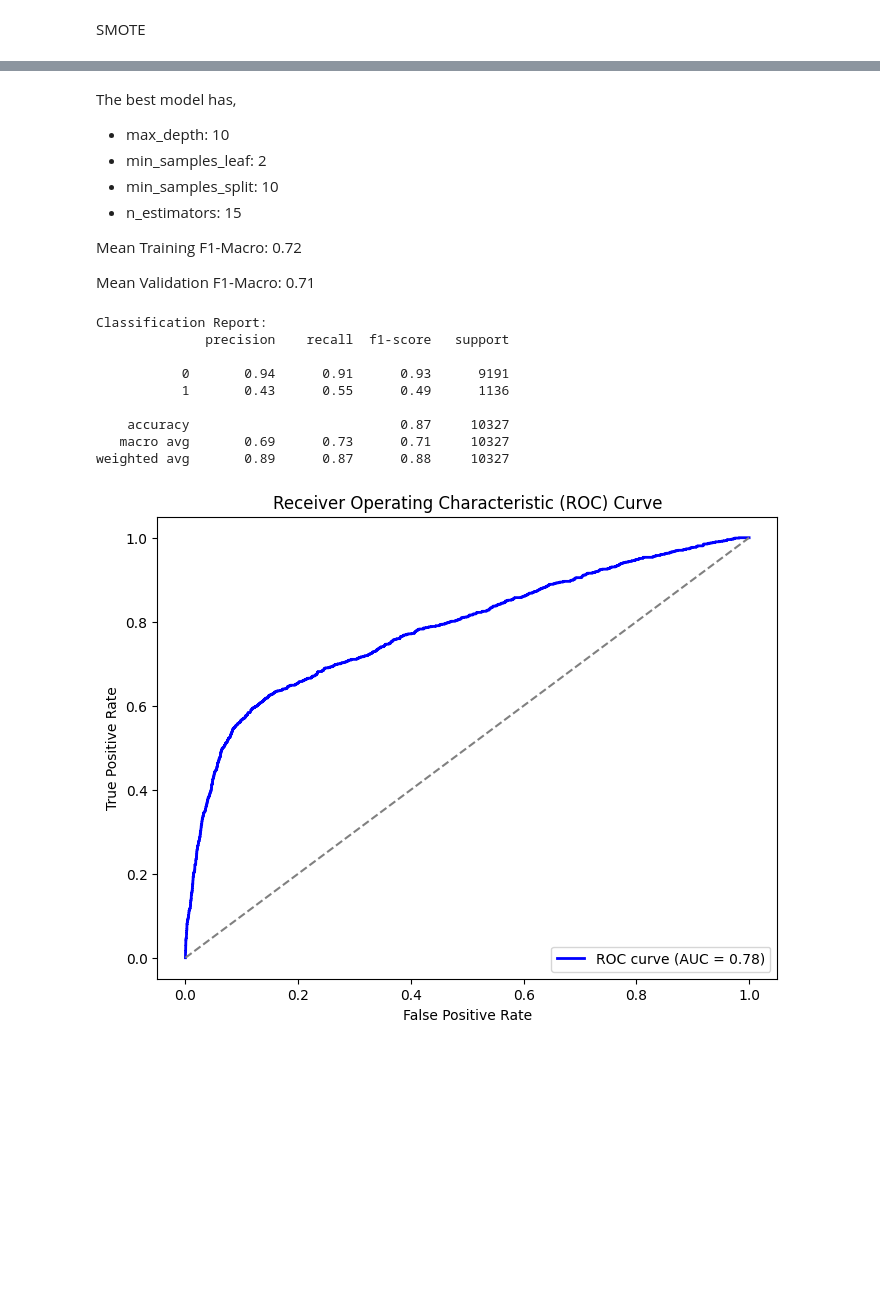
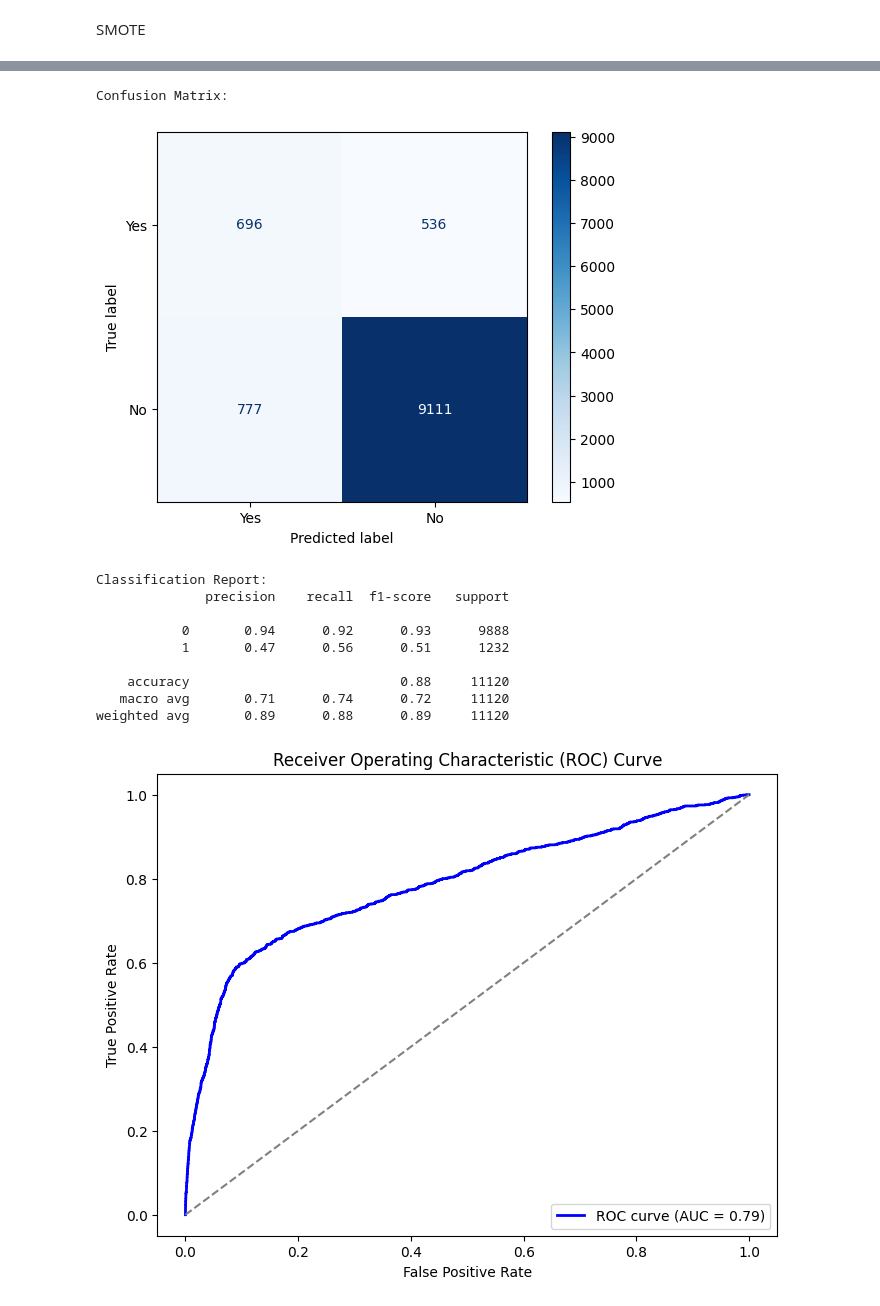
Before and after one commit to Chanidu-Edirisinghe/MachineLearningCW, a Jupyter notebook: RandomForest.ipynb, the cells around one changed output, grey strips where cells are left out. Drawn from its saved outputs; the diff is of its cells as text; code cells hidden in the pictures; blank space fills up the shorter version.

```diff
--- a/RandomForest.ipynb
+++ b/RandomForest.ipynb
@@ -308,6 +342,0 @@ df = df[df["education"] != "unknown"]
-# %%
-# remove "unknown" rows from housing column
-df = df[df["housing"] != "unknown"]
-# %%
-# remove "unknown" rows from loan column
-df = df[df["loan"] != "unknown"]
@@ -313,0 +345,7 @@ df = df[df["loan"] != "unknown"]
+# %%
+columns = ['job', 'marital', 'education', 'housing', 'loan']
+
+# Manually replace 'unknown' with the mode of each column
+for column in columns:
+    mode_value = df[column].mode()[0]  # Get the mode (most frequent value) of the column
+    df[column] = df[column].replace('unknown', mode_value)
@@ -335,6 +374,6 @@ from sklearn.preprocessing import LabelEncoder
 label_encoder = LabelEncoder()
 df.y = label_encoder.fit_transform(df.y)
 # %%
-# one hot encoding
+# one hot encoding for categorical features
 df = pd.get_dummies(df, columns=['job', 'marital', 'education', 'housing', 'loan', 'contact',
-       'month','day_of_week','poutcome'], drop_first=True)
+       'month','day_of_week','poutcome'])
@@ -858,64 +804,60 @@ results[['params', 'mean_train_score', 'mean_test_score']].sort_values(by='mean_
-# %% [markdown]
-The best model has,
-
-*   max_depth: 10
-*   min_samples_leaf: 2
-*   min_samples_split: 10
-*   n_estimators: 15
-
-Mean Training F1-Macro: 0.72
-
-Mean Validation F1-Macro: 0.71
 # %%
-from sklearn.model_selection import train_test_split
-from imblearn.over_sampling import SMOTE  # Use SMOTE for oversampling
-from sklearn.metrics import roc_curve, auc, classification_report
-import matplotlib.pyplot as plt
-
-# Assuming you have your imbalanced dataset X and y
 X_train, X_test, y_train, y_test = train_test_split(X, y, test_size=0.3, random_state=42, stratify=y)
 
 # Apply SMOTE to the training set only
 smote = SMOTE(random_state=42)
 X_train_resampled, y_train_resampled = smote.fit_resample(X_train, y_train)
 
 # Train the model using the best parameters from grid search
-best_model = grid_search.best_estimator_
+best_model = RandomForestClassifier(random_state=42, max_depth = 10, min_samples_leaf = 4, min_samples_split = 2, n_estimators = 15)
 
 # Fit the best model on the resampled training set
 best_model.fit(X_train_resampled, y_train_resampled)
 
 # Get predicted labels and predicted probabilities for the positive class (class 1)
 y_pred = best_model.predict(X_test)
-y_prob = best_model.predict_proba(X_test)[:, 1]  # Assuming class 1 is the positive class
+y_prob = best_model.predict_proba(X_test)[:, 1]
+
+# Compute confusion matrix
+cm = confusion_matrix(y_test, y_pred, labels=[1, 0])
+
+# Display confusion matrix
+print("\nConfusion Matrix:")
+disp = ConfusionMatrixDisplay(confusion_matrix=cm, display_labels=["Yes", "No"])
+disp.plot(cmap=plt.cm.Blues)
+plt.savefig('SOSCM.png')
+plt.show()
 
 # Classification report
 print("Classification Report:")
 print(classification_report(y_test, y_pred))
 
 # Compute ROC curve
 fpr, tpr, thresholds = roc_curve(y_test, y_prob)
 
 # Compute AUC (Area Under the Curve)
 roc_auc = auc(fpr, tpr)
 
 # Plot ROC curve
 plt.figure(figsize=(8, 6))
 plt.plot(fpr, tpr, color='blue', lw=2, label=f'ROC curve (AUC = {roc_auc:.2f})')
-plt.plot([0, 1], [0, 1], color='gray', linestyle='--')  # Diagonal line (no discrimination)
+plt.plot([0, 1], [0, 1], color='gray', linestyle='--')
 plt.xlabel('False Positive Rate')
 plt.ylabel('True Positive Rate')
 plt.title('Receiver Operating Characteristic (ROC) Curve')
 plt.legend(loc='lower right')
+plt.savefig('SMOTEROC.png')
 plt.show()
 # %% [output]
-Classification Report:
-              precision    recall  f1-score   support
-
-           0       0.94      0.91      0.93      9191
-           1       0.43      0.55      0.49      1136
-
-    accuracy                           0.87     10327
-   macro avg       0.69      0.73      0.71     10327
-weighted avg       0.89      0.87      0.88     10327
+Confusion Matrix:
-[figure, old version]
+[figure, new version]
+Classification Report:
+              precision    recall  f1-score   support
+
+           0       0.94      0.92      0.93      9888
+           1       0.47      0.56      0.51      1232
+
+    accuracy                           0.88     11120
+   macro avg       0.71      0.74      0.72     11120
+weighted avg       0.89      0.88      0.89     11120
+[figure, added]
```
Also changed, not shown: parts of 42 cells of this notebook, 2 other files.
